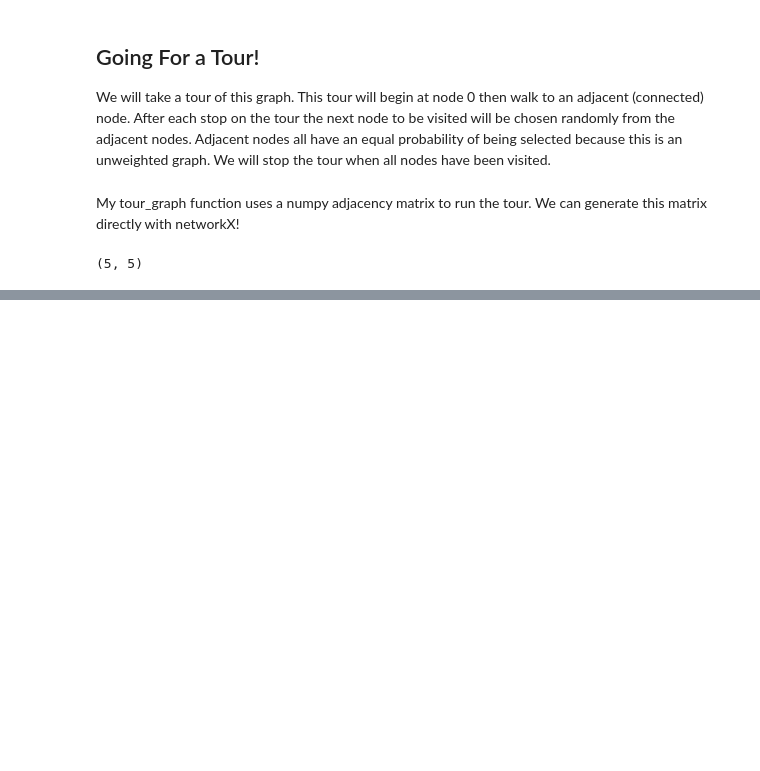
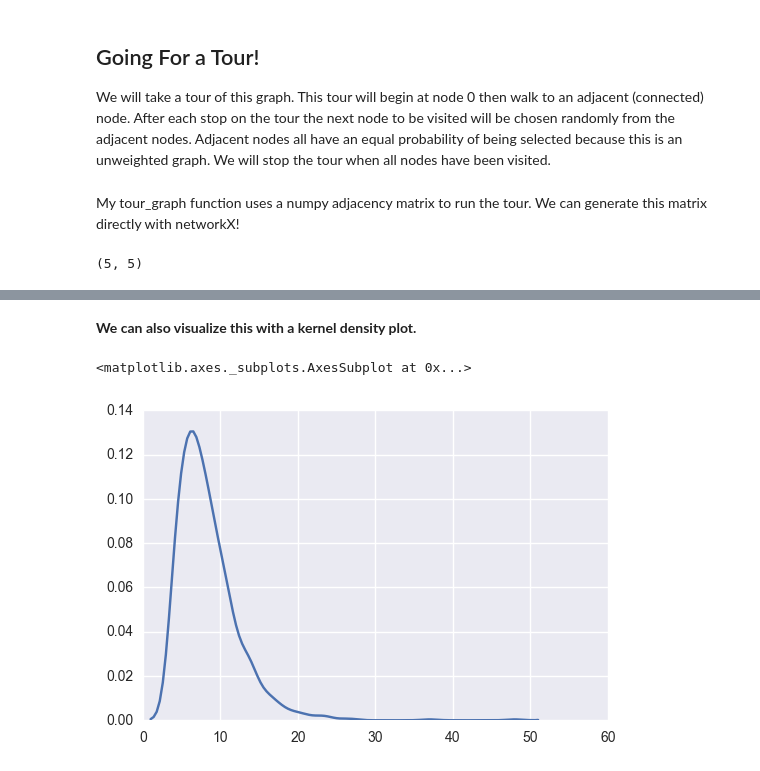
Before and after one commit to kfpotts1/graph_tour_sim, a Jupyter notebook: Touring_times_of_graphs_part_1.ipynb, the cells around one changed output, grey strips where cells are left out. Drawn from its saved outputs; the diff is of its cells as text; code cells hidden in the pictures; blank space fills up the shorter version.

```diff
--- a/Touring_times_of_graphs_part_1.ipynb
+++ b/Touring_times_of_graphs_part_1.ipynb
@@ -60,0 +72,8 @@ tg.run_silulation
+# %% [markdown]
+**We can also visualize this with a kernel density plot.**
+# %%
+
+sns.kdeplot(times, bw=1)
+# %% [output]
+<matplotlib.axes._subplots.AxesSubplot at 0x...>
+[figure, added]
```
Also changed, not shown: parts of 9 cells of this notebook, 4 other files.
